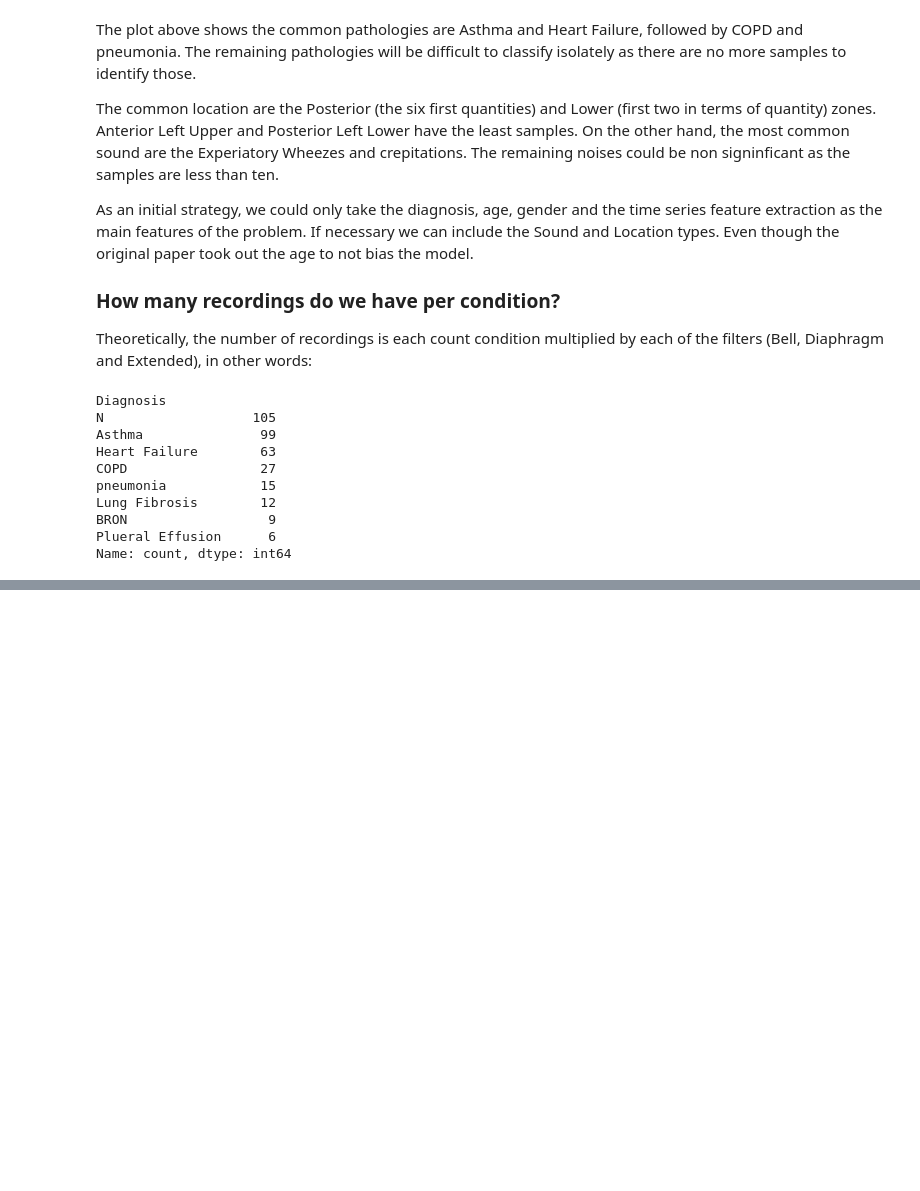
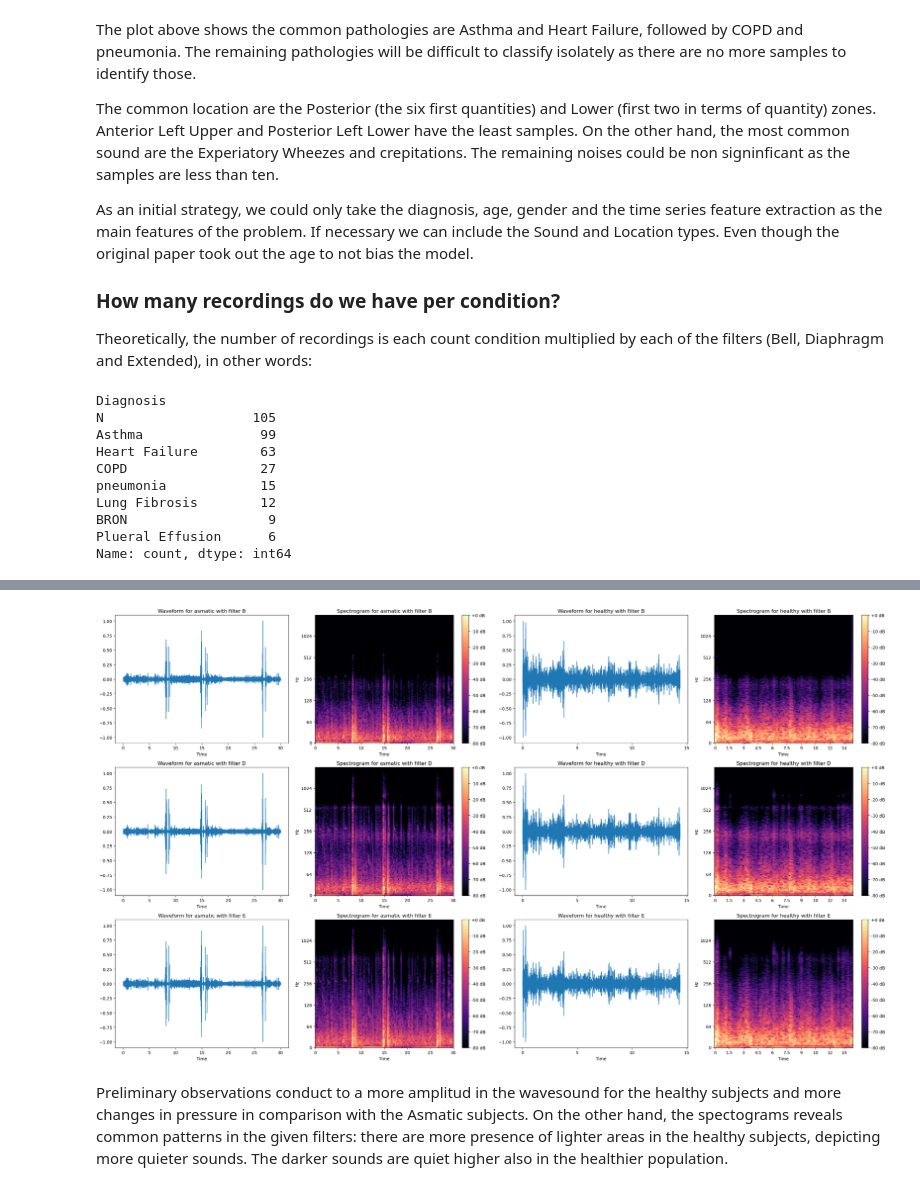
Before and after one commit to nikorose87/TechChallengeSamay, a Jupyter notebook: Notebooks/solution.ipynb, the cells around one changed output, grey strips where cells are left out. Drawn from its saved outputs; the diff is of its cells as text; code cells hidden in the pictures; blank space fills up the shorter version.

```diff
--- a/Notebooks/solution.ipynb
+++ b/Notebooks/solution.ipynb
@@ -257,0 +301,30 @@ OSError: dlopen(/Users/sorryrobots/opt/anaconda3/envs/deeptools/lib/python3.9/si
+# %%
+import librosa.display
+
+subjects = ['asmatic', 'healthy']
+filters = ["B", "D", "E"]
+
+fig, axs = plt.subplots(len(filters), 2*len(subjects), figsize=(13*len(subjects), 5*len(filters)))
+
+for i, filter in enumerate(filters):
+    for j, subject in enumerate(subjects):
+        sample_rate, sample_data = wavfile.read(audio_path + f'{filter}{post_fix[subject]}')
+
+        sample_data = librosa.util.buf_to_float(sample_data, n_bytes=2)
+
+        # Plot the waveform
+        axs[i, j*2].set_title(f'Waveform for {subject} with filter {filter}')
+        librosa.display.waveshow(sample_data, sr=sample_rate, ax=axs[i, j*2])
+
+        # Compute and plot the spectrogram
+        D = librosa.amplitude_to_db(np.abs(librosa.stft(sample_data)), ref=np.max)
+        axs[i, j*2+1].set_title(f'Spectrogram for {subject} with filter {filter}')
+        img = librosa.display.specshow(D, sr=sample_rate, x_axis='time', y_axis='log', ax=axs[i, j*2+1])
+        fig.colorbar(img, ax=axs[i, j*2+1], format="%+2.f dB")
+
+plt.tight_layout()
+plt.show()
+# %% [output]
+[figure, added]
+# %% [markdown]
+Preliminary observations conduct to a more amplitud in the wavesound for the healthy subjects and more changes in pressure in comparison with the Asmatic subjects. On the other hand, the spectograms reveals common patterns in the given filters: there are more presence of lighter areas in the healthy subjects, depicting more quieter sounds. The darker sounds are quiet higher also in the healthier population.
```
Also changed, not shown: parts of 20 cells of this notebook.
